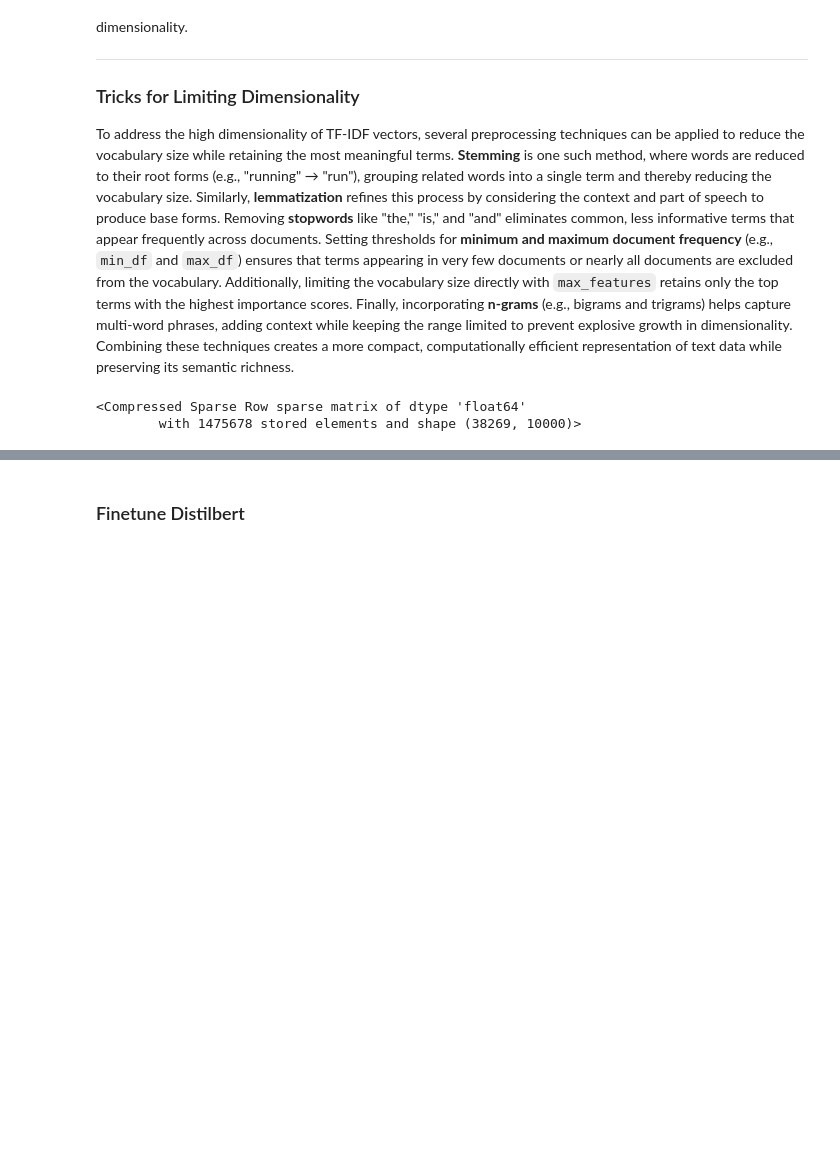
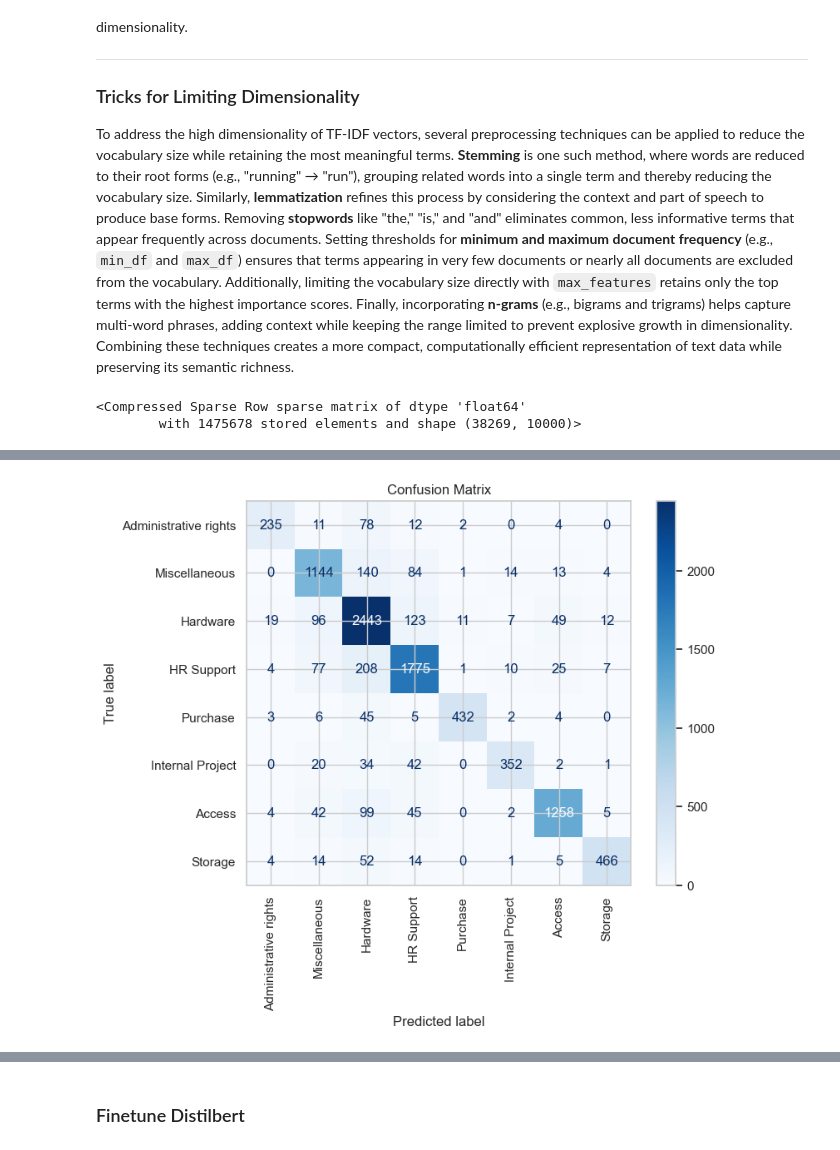
Before and after one commit to nkoranda97/DS776, a Jupyter notebook: Lessons/Lesson_08_Text_Classification/IT_Classifier.ipynb, the cells around one changed output, grey strips where cells are left out. Cells and saved outputs as stored; diff of their text form; code cells hidden in the pictures; blank space fills up the shorter version.

```diff
--- a/Lessons/Lesson_08_Text_Classification/IT_Classifier.ipynb
+++ b/Lessons/Lesson_08_Text_Classification/IT_Classifier.ipynb
@@ -191,53 +199,28 @@ train_features
 # %%
-from sklearn.linear_model import LogisticRegression
-from sklearn.metrics import classification_report, confusion_matrix, ConfusionMatrixDisplay
-import pandas as pd
+# Initialize and fit the logistic regression model
+model = LogisticRegression(max_iter=1000, random_state=42)
+model.fit(train_features, train_labels)
 
-def train_and_validate_model(train_features, train_labels, test_features, test_labels, id_to_labels):
-    """
-    Trains a logistic regression model, validates it on the test set, computes metrics,
-    displays a confusion matrix, and returns a DataFrame with test labels and predictions.
+# Make predictions on the test set
+test_predictions = model.predict(test_features)
 
-    Args:
-        train_features: Features for training the model (e.g., sparse matrix or dense array).
-        train_labels: List or array of integer labels for the training data.
-        test_features: Features for testing the model.
-        test_labels: List or array of integer labels for the testing data.
-        id_to_labels: Dictionary mapping integer labels to their original string labels.
+# Convert integer labels to string labels for the test set and predictions
+test_labels_str = [id_to_label[label] for label in test_labels]
+predictions_str = [id_to_label[label] for label in test_predictions]
 
-    Returns:
-        pd.DataFrame: A DataFrame containing test labels and predictions with original string labels.
-    """
-    # Initialize and fit the logistic regression model
-    model = LogisticRegression(max_iter=1000, random_state=42)
-    model.fit(train_features, train_labels)
+# Compute classification metrics
+print("Classification Report:")
+print(classification_report(test_labels_str, predictions_str))
 
-    # Make predictions on the test set
-    test_predictions = model.predict(test_features)
+# Compute and display the confusion matrix
+cm = confusion_matrix(test_labels_str, predictions_str, labels=list(id_to_label.values()))
+disp = ConfusionMatrixDisplay(confusion_matrix=cm, display_labels=list(id_to_label.values()))
+disp.plot(cmap="Blues", xticks_rotation="vertical")
+disp.ax_.set_title("Confusion Matrix")
 
-    # Convert integer labels to string labels for the test set and predictions
-    test_labels_str = [id_to_labels[label] for label in test_labels]
-    predictions_str = [id_to_labels[label] for label in test_predictions]
-
-    # Compute classification metrics
-    print("Classification Report:")
-    print(classification_report(test_labels_str, predictions_str))
-
-    # Compute and display the confusion matrix
-    cm = confusion_matrix(test_labels_str, predictions_str, labels=list(id_to_labels.values()))
-    disp = ConfusionMatrixDisplay(confusion_matrix=cm, display_labels=list(id_to_labels.values()))
-    disp.plot(cmap="Blues", xticks_rotation="vertical")
-    disp.ax_.set_title("Confusion Matrix")
-
-    # Create and return a DataFrame with test labels and predictions
-    results_df = pd.DataFrame({
-        "Test Labels": test_labels_str,
-        "Predictions": predictions_str
-    })
-
-    return results_df
-
-# Example Usage
-# Assuming train_features, train_labels, test_features, test_labels, and id_to_labels are defined
-# results_df = train_and_validate_model(train_features, train_labels, test_features, test_labels, id_to_labels)
-# print(results_df)
+# Create and return a DataFrame with test labels and predictions
+results_df = pd.DataFrame({
+    "Test Labels": test_labels_str,
+    "Predictions": predictions_str
+})
+# %% [output]
@@ -243,0 +242 @@ def train_and_validate_model(train_features, train_labels, test_features, test_l
+[figure, added]
```
Also changed, not shown: parts of 14 cells of this notebook, 45 other files.
